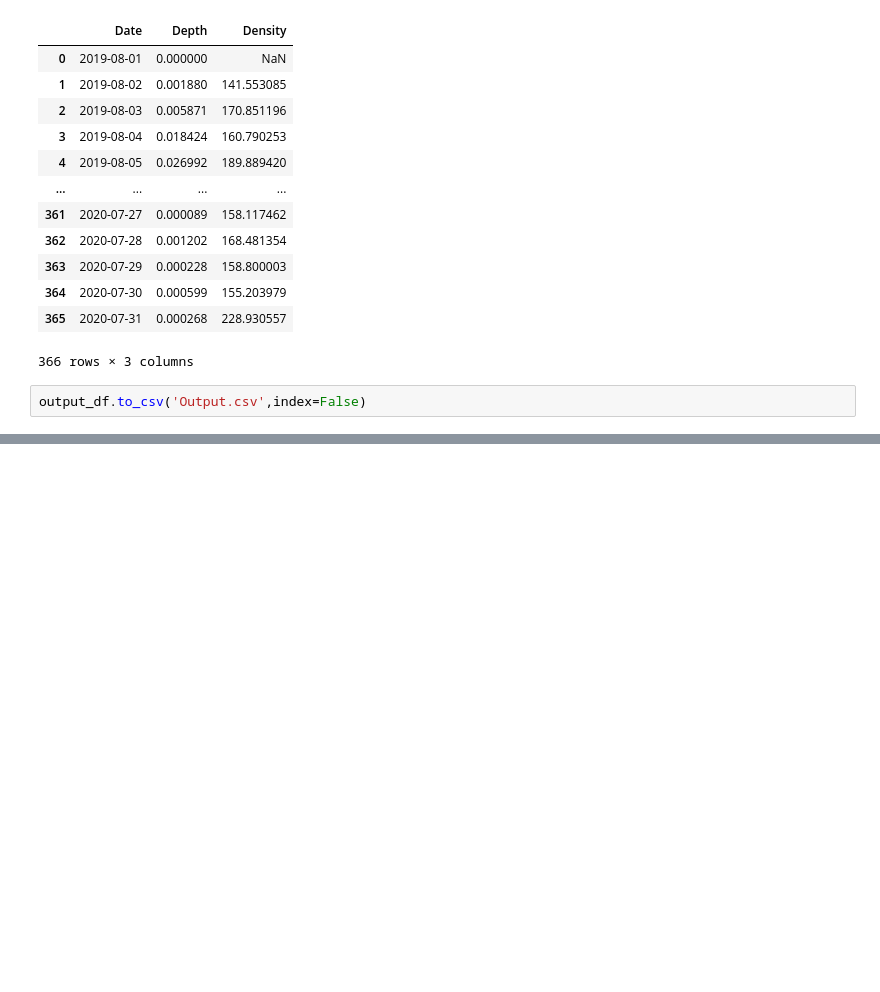
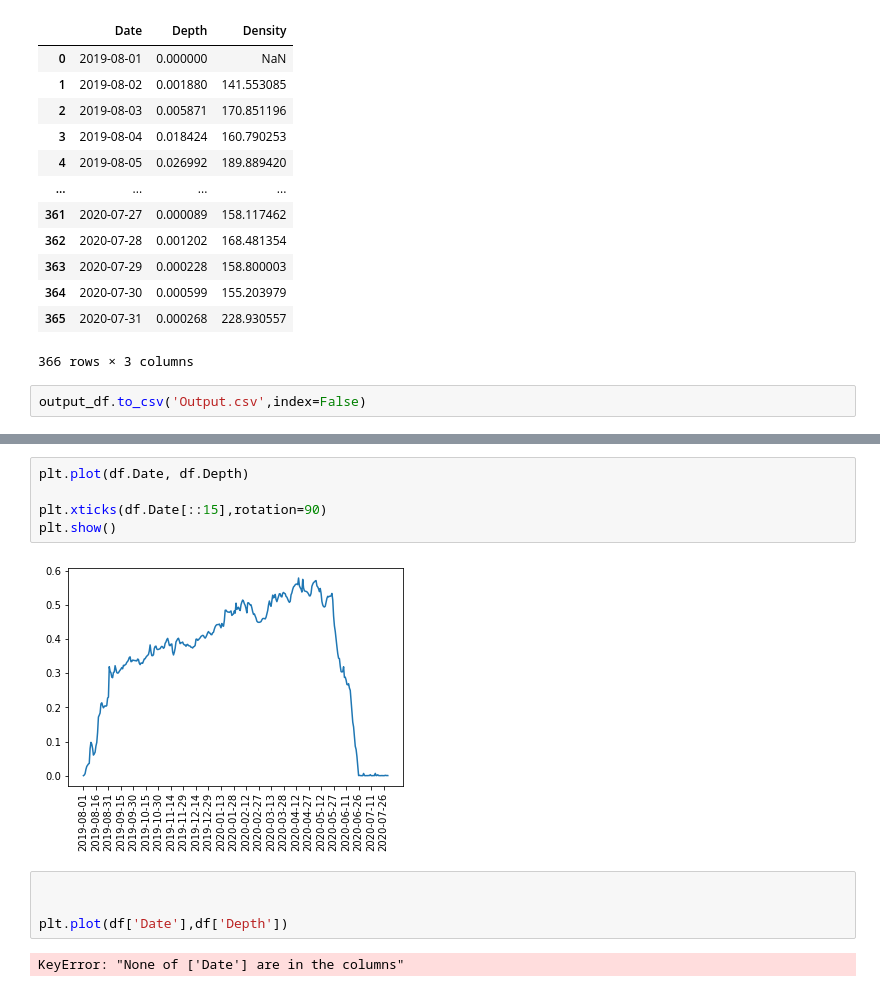
Before and after one commit to robbiemallett/SnowModel_nearest_Polarstern, a Jupyter notebook: find_parcel.ipynb, the cells around one changed output, grey strips where cells are left out. Saved outputs shown, nothing was run; the diff lists cells and outputs as text; blank space fills up the shorter version.

```diff
--- a/find_parcel.ipynb
+++ b/find_parcel.ipynb
@@ -273,0 +298,13 @@ output_df.to_csv('Output.csv',index=False)
+# %%
+plt.plot(df.Date, df.Depth)
+
+plt.xticks(df.Date[::15],rotation=90)
+plt.show()
+# %% [output]
+[figure, added]
+# %%
+
+
+plt.plot(df['Date'],df['Depth'])
+# %% [output]
+KeyError: "None of ['Date'] are in the columns"
```
Also changed, not shown: parts of 4 cells of this notebook, 1 other file.
